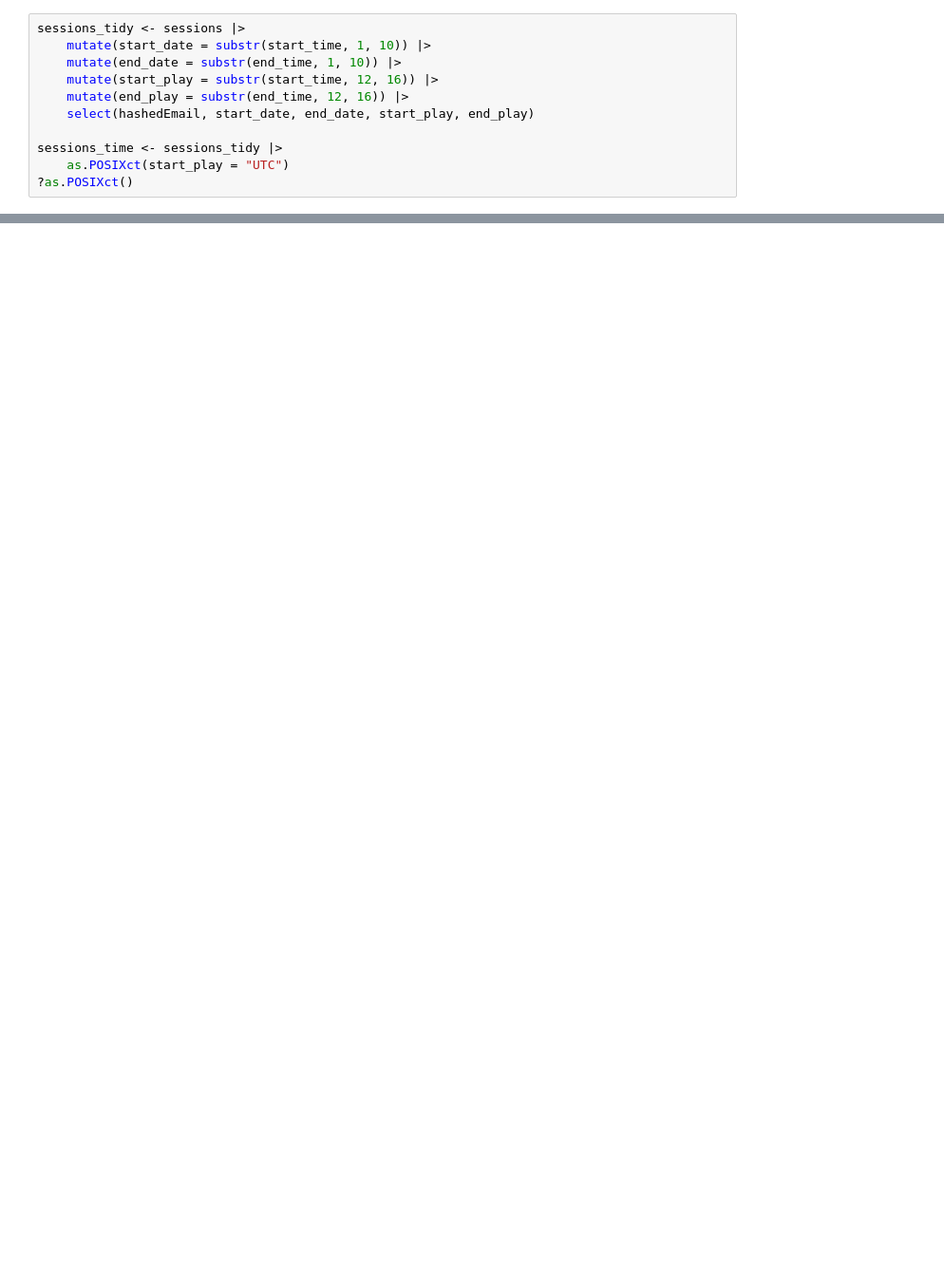
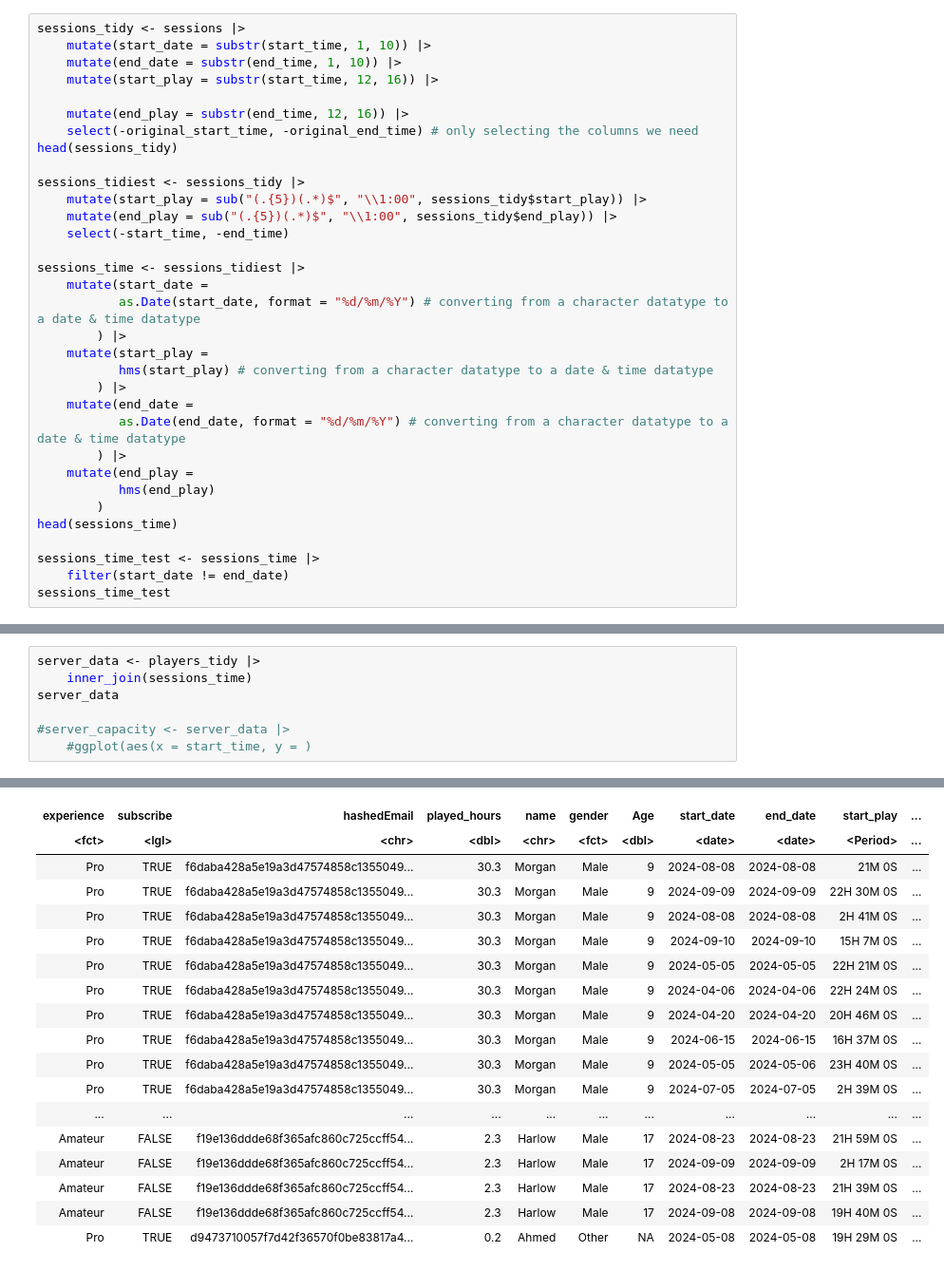
Before and after one commit to oatparfait/dsci-100-proj, a Jupyter notebook: PlaiCraft_Project.ipynb, the cells around one changed output, grey strips where cells are left out. Shown at 95% size. Drawn from its saved outputs; the diff is of its cells as text; blank space fills up the shorter version.

```diff
--- a/PlaiCraft_Project.ipynb
+++ b/PlaiCraft_Project.ipynb
@@ -87,10 +161,32 @@ sessions_tidy <- sessions |>
     mutate(start_date = substr(start_time, 1, 10)) |>
     mutate(end_date = substr(end_time, 1, 10)) |>
     mutate(start_play = substr(start_time, 12, 16)) |>
+
     mutate(end_play = substr(end_time, 12, 16)) |>
-    select(hashedEmail, start_date, end_date, start_play, end_play)
+    select(-original_start_time, -original_end_time) # only selecting the columns we need
+head(sessions_tidy)
 
-sessions_time <- sessions_tidy |>
-    as.POSIXct(start_play = "UTC")
-?as.POSIXct()
+sessions_tidiest <- sessions_tidy |>
+    mutate(start_play = sub("(.{5})(.*)$", "\\1:00", sessions_tidy$start_play)) |>
+    mutate(end_play = sub("(.{5})(.*)$", "\\1:00", sessions_tidy$end_play)) |>
+    select(-start_time, -end_time)
+
+sessions_time <- sessions_tidiest |>
+    mutate(start_date =
+           as.Date(start_date, format = "%d/%m/%Y") # converting from a character datatype to a date & time datatype
+        ) |>
+    mutate(start_play =
+           hms(start_play) # converting from a character datatype to a date & time datatype
+        ) |>
+    mutate(end_date =
+           as.Date(end_date, format = "%d/%m/%Y") # converting from a character datatype to a date & time datatype
+        ) |>
+    mutate(end_play =
+           hms(end_play)
+        )
+head(sessions_time)
+
+sessions_time_test <- sessions_time |>
+    filter(start_date != end_date)
+sessions_time_test
 # %% [output]
@@ -97,0 +230,8 @@ ERROR: Error in as.POSIXct.default(sessions_tidy, start_play = "UTC"): do not kn
+# %%
+server_data <- players_tidy |>
+    inner_join(sessions_time)
+server_data
+
+#server_capacity <- server_data |>
+    #ggplot(aes(x = start_time, y = )
+# %% [output]
@@ -97,0 +240,18 @@ ERROR: Error in as.POSIXct.default(sessions_tidy, start_play = "UTC"): do not kn
+| experience | subscribe | hashedEmail | played_hours | name | gender | Age | start_date | end_date | start_play | ... |
+| <fct> | <lgl> | <chr> | <dbl> | <chr> | <fct> | <dbl> | <date> | <date> | <Period> | ... |
+| Pro | TRUE | f6daba428a5e19a3d47574858c1355049... | 30.3 | Morgan | Male | 9 | 2024-08-08 | 2024-08-08 | 21M 0S | ... |
+| Pro | TRUE | f6daba428a5e19a3d47574858c1355049... | 30.3 | Morgan | Male | 9 | 2024-09-09 | 2024-09-09 | 22H 30M 0S | ... |
+| Pro | TRUE | f6daba428a5e19a3d47574858c1355049... | 30.3 | Morgan | Male | 9 | 2024-08-08 | 2024-08-08 | 2H 41M 0S | ... |
+| Pro | TRUE | f6daba428a5e19a3d47574858c1355049... | 30.3 | Morgan | Male | 9 | 2024-09-10 | 2024-09-10 | 15H 7M 0S | ... |
+| Pro | TRUE | f6daba428a5e19a3d47574858c1355049... | 30.3 | Morgan | Male | 9 | 2024-05-05 | 2024-05-05 | 22H 21M 0S | ... |
+| Pro | TRUE | f6daba428a5e19a3d47574858c1355049... | 30.3 | Morgan | Male | 9 | 2024-04-06 | 2024-04-06 | 22H 24M 0S | ... |
+| Pro | TRUE | f6daba428a5e19a3d47574858c1355049... | 30.3 | Morgan | Male | 9 | 2024-04-20 | 2024-04-20 | 20H 46M 0S | ... |
+| Pro | TRUE | f6daba428a5e19a3d47574858c1355049... | 30.3 | Morgan | Male | 9 | 2024-06-15 | 2024-06-15 | 16H 37M 0S | ... |
+| Pro | TRUE | f6daba428a5e19a3d47574858c1355049... | 30.3 | Morgan | Male | 9 | 2024-05-05 | 2024-05-06 | 23H 40M 0S | ... |
+| Pro | TRUE | f6daba428a5e19a3d47574858c1355049... | 30.3 | Morgan | Male | 9 | 2024-07-05 | 2024-07-05 | 2H 39M 0S | ... |
+| ... | ... | ... | ... | ... | ... | ... | ... | ... | ... | ... |
+| Amateur | FALSE | f19e136ddde68f365afc860c725ccff54... | 2.3 | Harlow | Male | 17 | 2024-08-23 | 2024-08-23 | 21H 59M 0S | ... |
+| Amateur | FALSE | f19e136ddde68f365afc860c725ccff54... | 2.3 | Harlow | Male | 17 | 2024-09-09 | 2024-09-09 | 2H 17M 0S | ... |
+| Amateur | FALSE | f19e136ddde68f365afc860c725ccff54... | 2.3 | Harlow | Male | 17 | 2024-08-23 | 2024-08-23 | 21H 39M 0S | ... |
+| Amateur | FALSE | f19e136ddde68f365afc860c725ccff54... | 2.3 | Harlow | Male | 17 | 2024-09-08 | 2024-09-08 | 19H 40M 0S | ... |
+| Pro | TRUE | d9473710057f7d42f36570f0be83817a4... | 0.2 | Ahmed | Other | NA | 2024-05-08 | 2024-05-08 | 19H 29M 0S | ... |
```
Also changed, not shown: parts of 14 cells of this notebook.
